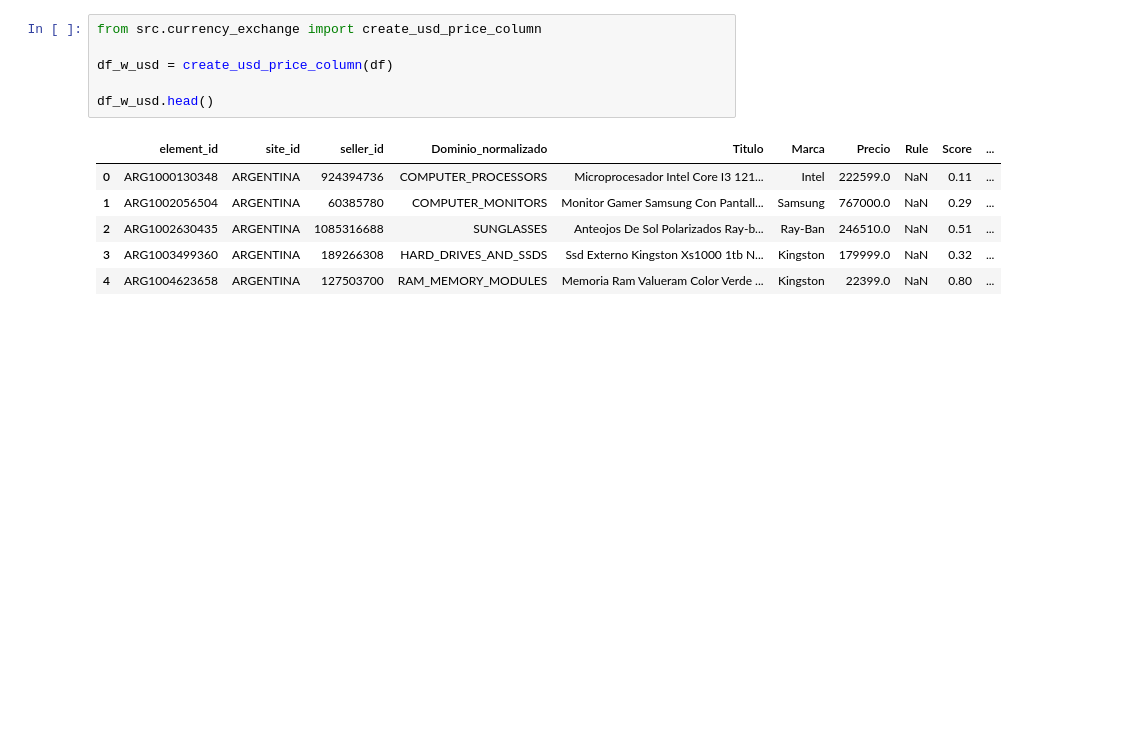
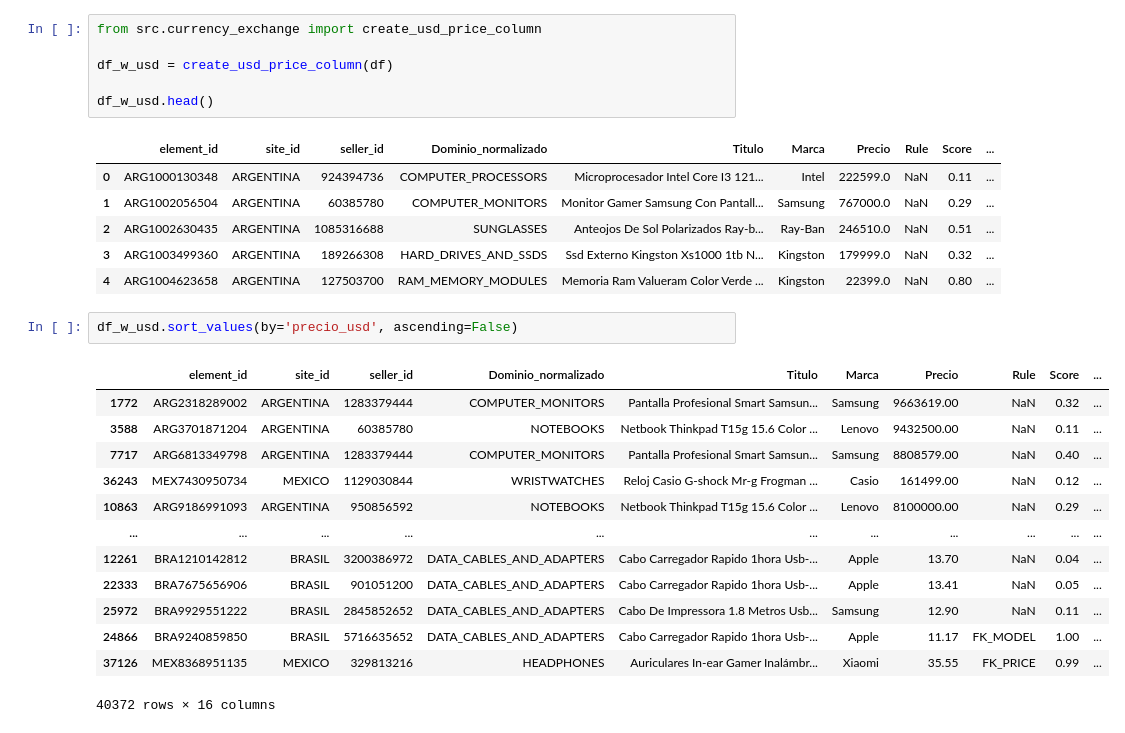
Before and after one commit to allanramirez111/prueba_meli, a Jupyter notebook: cuadernos/analisis.ipynb, the cells around one changed output. Drawn from its saved outputs; the diff is of its cells as text; blank space fills up the shorter version.

```diff
--- a/cuadernos/analisis.ipynb
+++ b/cuadernos/analisis.ipynb
@@ -37,3 +37,19 @@ df_w_usd.head()
 | 2 | ARG1002630435 | ARGENTINA | 1085316688 | SUNGLASSES | Anteojos De Sol Polarizados Ray-b... | Ray-Ban | 246510.0 | NaN | 0.51 | ... |
 | 3 | ARG1003499360 | ARGENTINA | 189266308 | HARD_DRIVES_AND_SSDS | Ssd Externo Kingston Xs1000 1tb N... | Kingston | 179999.0 | NaN | 0.32 | ... |
 | 4 | ARG1004623658 | ARGENTINA | 127503700 | RAM_MEMORY_MODULES | Memoria Ram Valueram Color Verde ... | Kingston | 22399.0 | NaN | 0.80 | ... |
+# %%
+df_w_usd.sort_values(by='precio_usd', ascending=False)
+# %% [output]
+|  | element_id | site_id | seller_id | Dominio_normalizado | Titulo | Marca | Precio | Rule | Score | ... |
+| 1772 | ARG2318289002 | ARGENTINA | 1283379444 | COMPUTER_MONITORS | Pantalla Profesional Smart Samsun... | Samsung | 9663619.00 | NaN | 0.32 | ... |
+| 3588 | ARG3701871204 | ARGENTINA | 60385780 | NOTEBOOKS | Netbook Thinkpad T15g 15.6 Color ... | Lenovo | 9432500.00 | NaN | 0.11 | ... |
+| 7717 | ARG6813349798 | ARGENTINA | 1283379444 | COMPUTER_MONITORS | Pantalla Profesional Smart Samsun... | Samsung | 8808579.00 | NaN | 0.40 | ... |
+| 36243 | MEX7430950734 | MEXICO | 1129030844 | WRISTWATCHES | Reloj Casio G-shock Mr-g Frogman ... | Casio | 161499.00 | NaN | 0.12 | ... |
+| 10863 | ARG9186991093 | ARGENTINA | 950856592 | NOTEBOOKS | Netbook Thinkpad T15g 15.6 Color ... | Lenovo | 8100000.00 | NaN | 0.29 | ... |
+| ... | ... | ... | ... | ... | ... | ... | ... | ... | ... | ... |
+| 12261 | BRA1210142812 | BRASIL | 3200386972 | DATA_CABLES_AND_ADAPTERS | Cabo Carregador Rapido 1hora Usb-... | Apple | 13.70 | NaN | 0.04 | ... |
+| 22333 | BRA7675656906 | BRASIL | 901051200 | DATA_CABLES_AND_ADAPTERS | Cabo Carregador Rapido 1hora Usb-... | Apple | 13.41 | NaN | 0.05 | ... |
+| 25972 | BRA9929551222 | BRASIL | 2845852652 | DATA_CABLES_AND_ADAPTERS | Cabo De Impressora 1.8 Metros Usb... | Samsung | 12.90 | NaN | 0.11 | ... |
+| 24866 | BRA9240859850 | BRASIL | 5716635652 | DATA_CABLES_AND_ADAPTERS | Cabo Carregador Rapido 1hora Usb-... | Apple | 11.17 | FK_MODEL | 1.00 | ... |
+| 37126 | MEX8368951135 | MEXICO | 329813216 | HEADPHONES | Auriculares In-ear Gamer Inalámbr... | Xiaomi | 35.55 | FK_PRICE | 0.99 | ... |
+40372 rows × 16 columns
```
Also changed, not shown: parts of 1 cell of this notebook, 1 other file.
